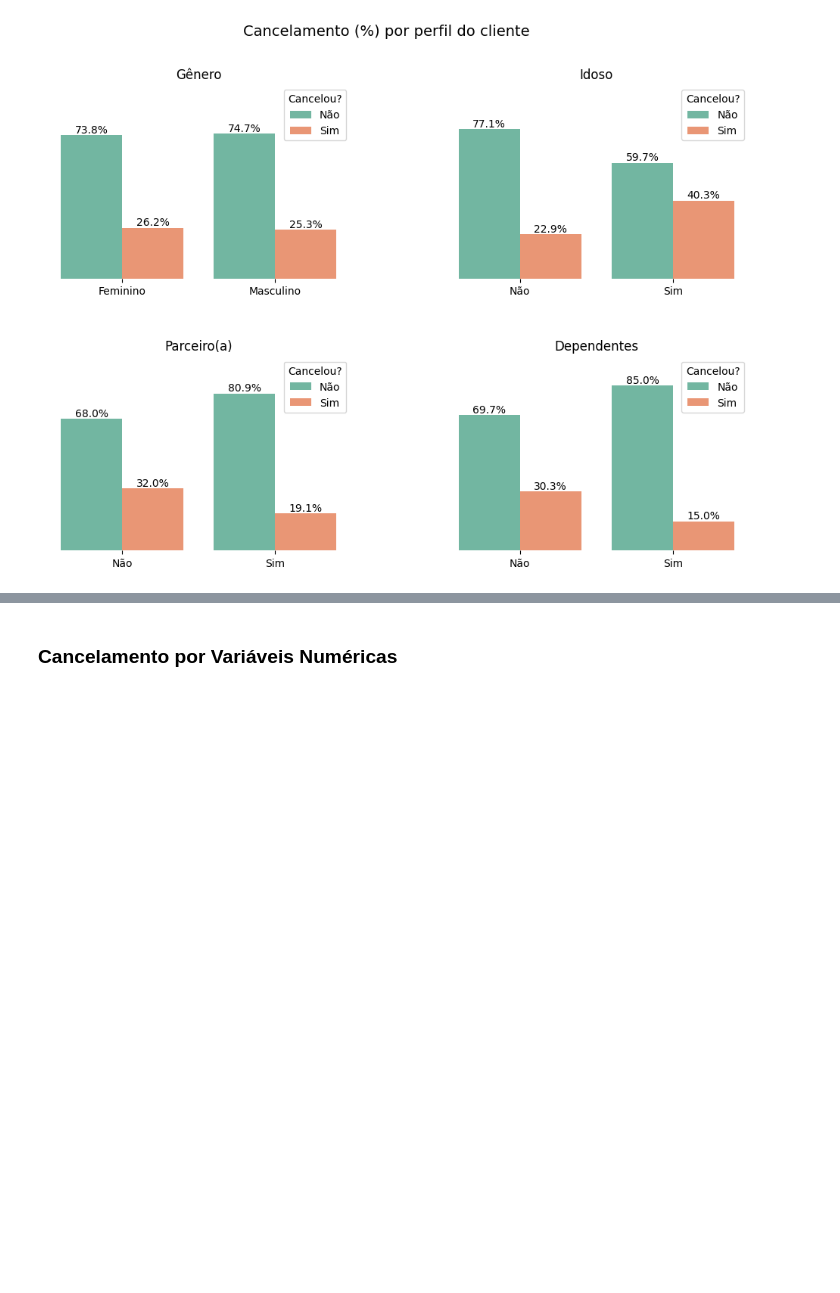
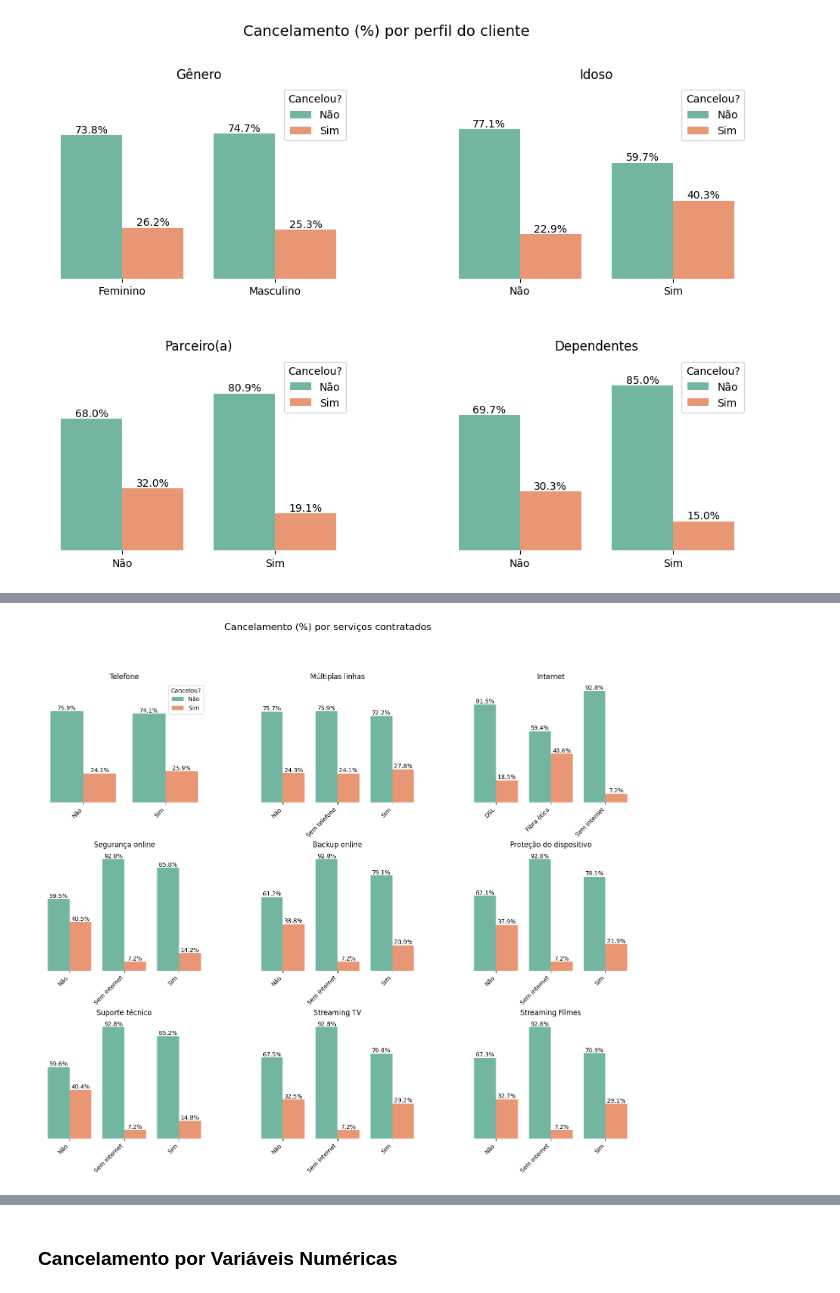
Before and after one commit to ElaiEmylleMatos/challenge-telecom-x, a Jupyter notebook: TelecomX_BR.ipynb, the cells around one changed output, grey strips where cells are left out. Drawn from its saved outputs; the diff is of its cells as text; code cells hidden in the pictures; blank space fills up the shorter version.

```diff
--- a/TelecomX_BR.ipynb
+++ b/TelecomX_BR.ipynb
@@ -281,0 +348,80 @@ df.head()
+# %%
+# Variáveis e títulos
+vars_serv = [
+    'PhoneService', 'MultipleLines', 'InternetService',
+    'OnlineSecurity', 'OnlineBackup', 'DeviceProtection',
+    'TechSupport', 'StreamingTV', 'StreamingMovies'
+]
+
+titles_serv = [
+    'Telefone', 'Múltiplas linhas', 'Internet',
+    'Segurança online', 'Backup online', 'Proteção do dispositivo',
+    'Suporte técnico', 'Streaming TV', 'Streaming Filmes'
+]
+
+# Labels mais amigáveis
+label_maps_serv = {
+    'PhoneService': {'Yes': 'Sim', 'No': 'Não'},
+    'MultipleLines': {'Yes': 'Sim', 'No': 'Não', 'No phone service': 'Sem telefone'},
+    'InternetService': {'DSL': 'DSL', 'Fiber optic': 'Fibra ótica', 'No': 'Sem internet'},
+    'OnlineSecurity': {'Yes': 'Sim', 'No': 'Não', 'No internet service': 'Sem internet'},
+    'OnlineBackup': {'Yes': 'Sim', 'No': 'Não', 'No internet service': 'Sem internet'},
+    'DeviceProtection': {'Yes': 'Sim', 'No': 'Não', 'No internet service': 'Sem internet'},
+    'TechSupport': {'Yes': 'Sim', 'No': 'Não', 'No internet service': 'Sem internet'},
+    'StreamingTV': {'Yes': 'Sim', 'No': 'Não', 'No internet service': 'Sem internet'},
+    'StreamingMovies': {'Yes': 'Sim', 'No': 'Não', 'No internet service': 'Sem internet'}
+}
+
+fig, axs = plt.subplots(3, 3, figsize=(18, 14))
+fig.subplots_adjust(hspace=0.4, wspace=0.3)
+fig.suptitle('Cancelamento (%) por serviços contratados', fontsize=16)
+
+for ax, var, title in zip(axs.flatten(), vars_serv, titles_serv):
+    # Criar tabela de proporções (% de churn dentro de cada categoria)
+    prop_df = (
+        df.groupby(var)['Churn']
+          .value_counts(normalize=True)
+          .rename('proportion')
+          .reset_index()
+    )
+    # Substituir labels por mais amigáveis
+    prop_df[var] = prop_df[var].map(label_maps_serv[var])
+
+    # Plot com ordem fixa de churn
+    sns.barplot(
+        data=prop_df,
+        x=var,
+        y='proportion',
+        hue='Churn',
+        hue_order=['No', 'Yes'],
+        palette='Set2',
+        ax=ax
+    )
+
+    ax.set_title(title)
+    ax.set_xlabel('')
+    ax.set_ylabel('')
+    ax.set_ylim(0, 1)
+    ax.yaxis.set_visible(False)
+
+    # Rotacionar labels do eixo x
+    ax.set_xticklabels(ax.get_xticklabels(), rotation=45, ha='right')
+
+    # Ajustar legenda (só no primeiro gráfico)
+    if ax == axs[0,0]:
+        handles, labels = ax.get_legend_handles_labels()
+        ax.legend(handles, ['Não', 'Sim'], title='Cancelou?', loc='upper right')
+    else:
+        ax.get_legend().remove()
+
+    # Tirar as caixas (spines)
+    for spine in ax.spines.values():
+        spine.set_visible(False)
+
+    # Add labels com % em cada barra
+    for container in ax.containers:
+        ax.bar_label(container, fmt='{:.1%}')
+
+plt.show()
+# %% [output]
+[figure, added]
```
Also changed, not shown: parts of 9 cells of this notebook.
